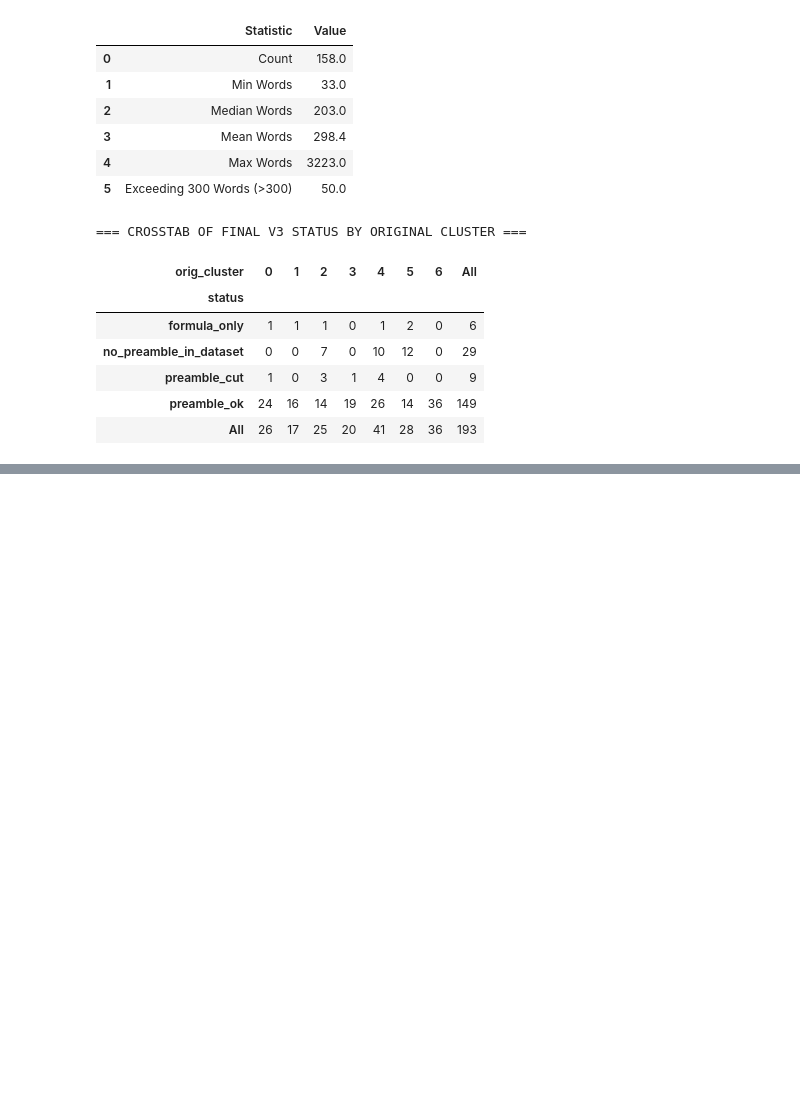
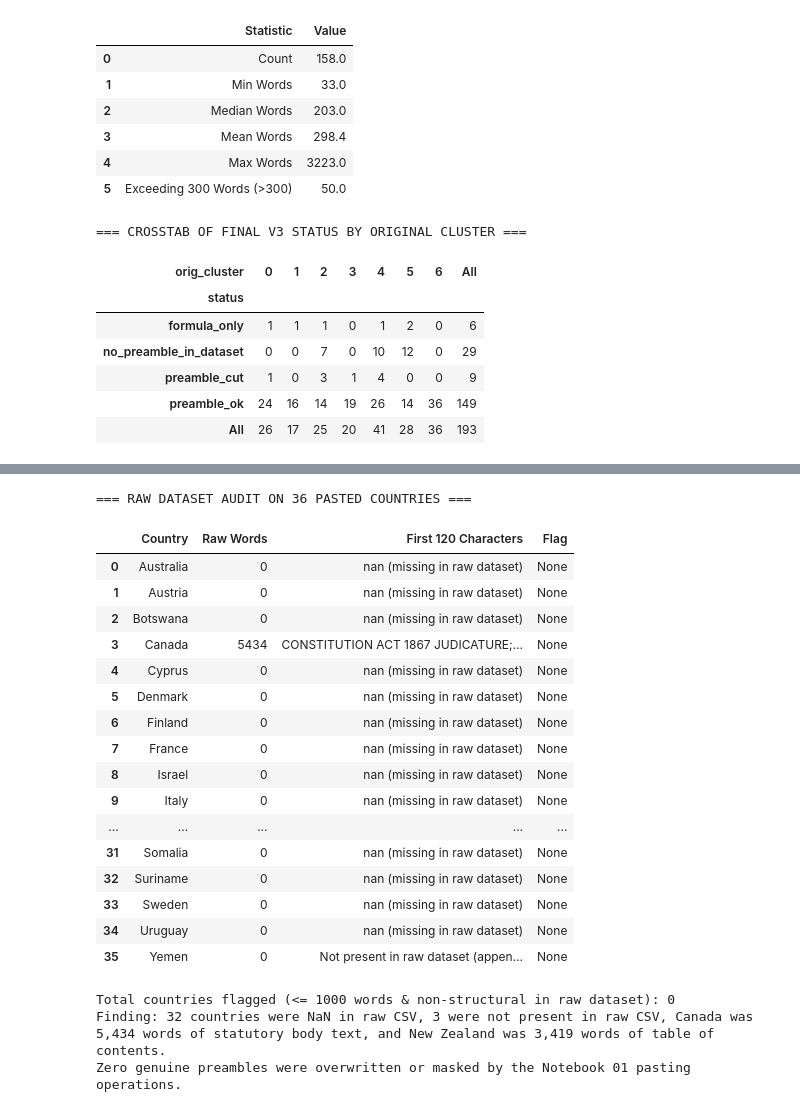
Before and after one commit to devpanchal2005/PreambleMap, a Jupyter notebook: notebooks/03_preamble_extraction.ipynb, the cells around one changed output, grey strips where cells are left out. Saved outputs shown, nothing was run; the diff lists cells and outputs as text; code cells hidden in the pictures; blank space fills up the shorter version.

Commit message:
Add validated final preamble dataset

```diff
--- a/notebooks/03_preamble_extraction.ipynb
+++ b/notebooks/03_preamble_extraction.ipynb
@@ -1449,0 +1742,78 @@ Excluded from clustering: 35 (29 no_preamble_in_dataset + 6 formula_only)
+# %%
+print("=== RAW DATASET AUDIT ON 36 PASTED COUNTRIES ===\n")
+
+df_raw_all = pd.read_csv('../data/raw/constitution_dataset.csv')
+
+pasted_36 = [
+    'Australia', 'Austria', 'Botswana', 'Canada', 'Cyprus', 'Denmark',
+    'Finland', 'France', 'Israel', 'Italy', 'Jamaica', 'Lesotho',
+    'Luxembourg', 'Malaysia', 'Maldives', 'Malta', 'Mauritius', 'Mexico',
+    'Monaco', 'Netherlands', 'Norway', 'Oman', 'Qatar', 'Romania',
+    'Saudi Arabia', 'Sierra Leone', 'Singapore', 'Slovakia', 'Somalia',
+    'Suriname', 'Sweden', 'Uruguay', 'Libya', 'Palestine', 'Yemen',
+    'New Zealand'
+]
+
+raw_audit_results = []
+flagged_raw = []
+
+for c in sorted(pasted_36):
+    r_raw = df_raw_all[df_raw_all['Country'] == c]
+    if len(r_raw) == 0:
+        raw_audit_results.append({
+            'Country': c,
+            'Raw Words': 0,
+            'First 120 Characters': 'Not present in raw dataset (appended in NB01)',
+            'Flag': 'None'
+        })
+        continue
+    raw_val = r_raw.iloc[0]['Preamble']
+    if pd.isna(raw_val):
+        w = 0
+        snippet = 'nan (missing in raw dataset)'
+        flag = 'None'
+    else:
+        w = len(str(raw_val).split())
+        snippet = str(raw_val)[:120].replace('\n', ' ')
+        # Flag condition: words <= 1000 and not structural start
+        first_15 = str(raw_val).split()[:15]
+        has_struct = any(re.sub(r'^[^\w]+|[^\w]+$', '', word) in cap_heading_words for word in first_15) or any(re.match(r'^[IVXLCDMivxlcdm]+[\.:]?$', word) for word in first_15)
+        if w > 0 and w <= 1000 and not has_struct:
+            flag = 'POTENTIAL PREAMBLE'
+            flagged_raw.append(c)
+        else:
+            flag = 'None'
+
+    raw_audit_results.append({
+        'Country': c,
+        'Raw Words': w,
+        'First 120 Characters': snippet,
+        'Flag': flag
+    })
+
+display(pd.DataFrame(raw_audit_results))
+print(f"\nTotal countries flagged (<= 1000 words & non-structural in raw dataset): {len(flagged_raw)}")
+print("Finding: 32 countries were NaN in raw CSV, 3 were not present in raw CSV, Canada was 5,434 words of statutory body text, and New Zealand was 3,419 words of table of contents.")
+print("Zero genuine preambles were overwritten or masked by the Notebook 01 pasting operations.")
+# %% [output]
+=== RAW DATASET AUDIT ON 36 PASTED COUNTRIES ===
+|  | Country | Raw Words | First 120 Characters | Flag |
+| 0 | Australia | 0 | nan (missing in raw dataset) | None |
+| 1 | Austria | 0 | nan (missing in raw dataset) | None |
+| 2 | Botswana | 0 | nan (missing in raw dataset) | None |
+| 3 | Canada | 5434 | CONSTITUTION ACT 1867 JUDICATURE;... | None |
+| 4 | Cyprus | 0 | nan (missing in raw dataset) | None |
+| 5 | Denmark | 0 | nan (missing in raw dataset) | None |
+| 6 | Finland | 0 | nan (missing in raw dataset) | None |
+| 7 | France | 0 | nan (missing in raw dataset) | None |
+| 8 | Israel | 0 | nan (missing in raw dataset) | None |
+| 9 | Italy | 0 | nan (missing in raw dataset) | None |
+| ... | ... | ... | ... | ... |
+| 31 | Somalia | 0 | nan (missing in raw dataset) | None |
+| 32 | Suriname | 0 | nan (missing in raw dataset) | None |
+| 33 | Sweden | 0 | nan (missing in raw dataset) | None |
+| 34 | Uruguay | 0 | nan (missing in raw dataset) | None |
+| 35 | Yemen | 0 | Not present in raw dataset (appen... | None |
+Total countries flagged (<= 1000 words & non-structural in raw dataset): 0
+Finding: 32 countries were NaN in raw CSV, 3 were not present in raw CSV, Canada was 5,434 words of statutory body text, and New Zealand was 3,419 words of table of contents.
+Zero genuine preambles were overwritten or masked by the Notebook 01 pasting operations.
```
Also changed, not shown: parts of 12 cells of this notebook, 2 other files.
